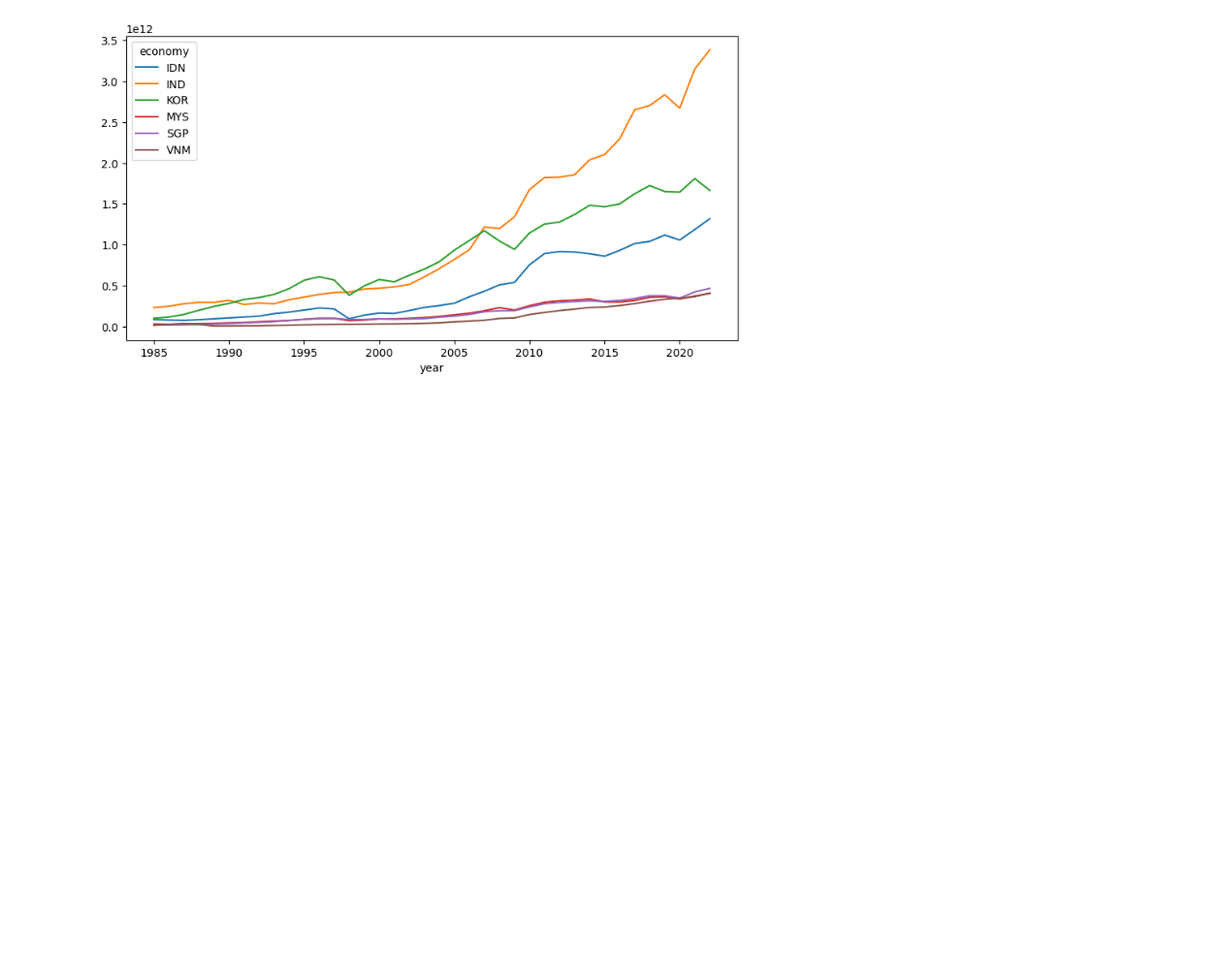
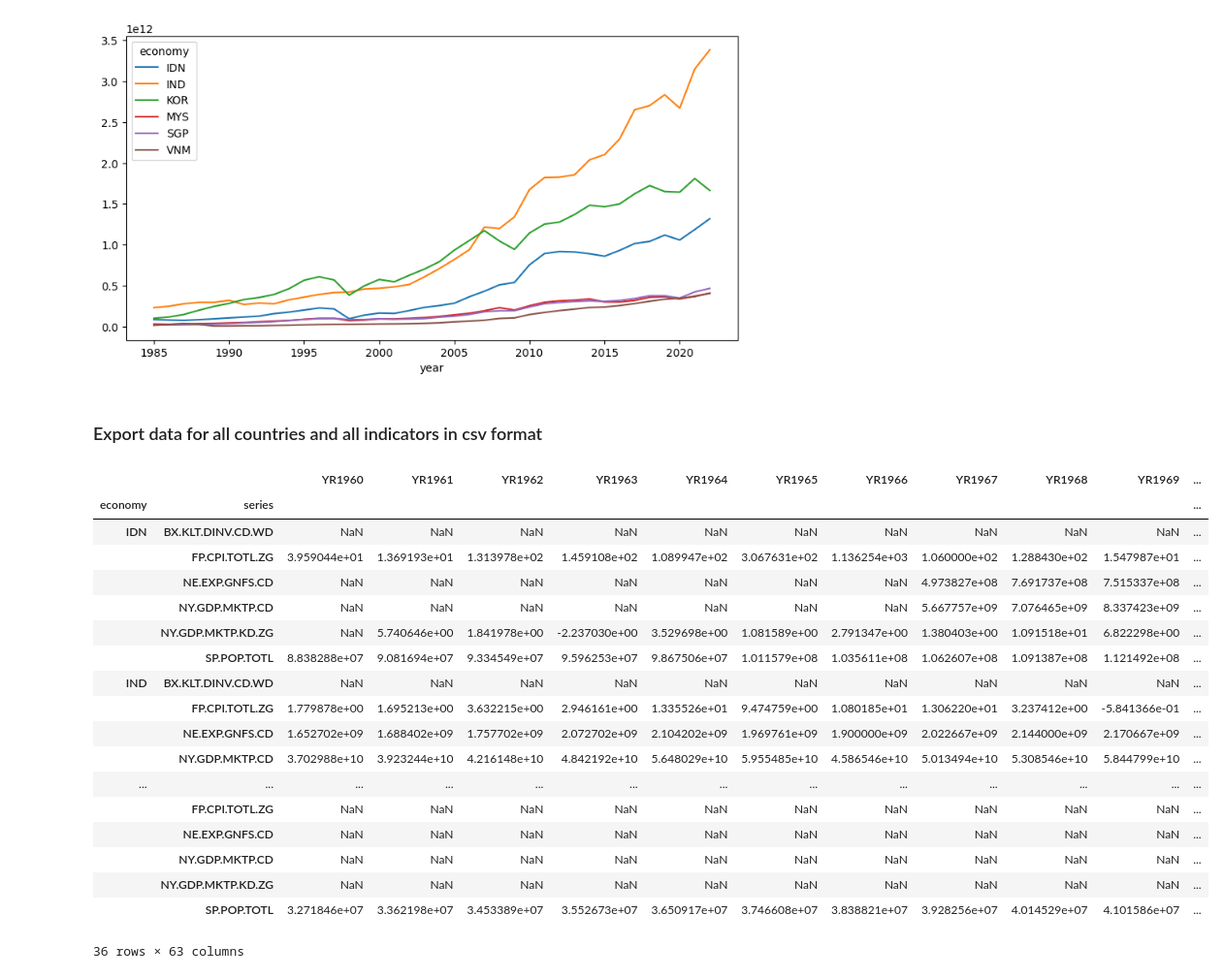
Before and after one commit to alexsgit/wbdata, a Jupyter notebook: notebooks/data_exploration.ipynb, the cells around one changed output. Shown at 97% size. Saved outputs shown, nothing was run; the diff lists cells and outputs as text; code cells hidden in the pictures; blank space fills up the shorter version.

Commit message:
Extract data

```diff
--- a/notebooks/data_exploration.ipynb
+++ b/notebooks/data_exploration.ipynb
@@ -135,3 +135,29 @@ df.plot(x='year', figsize=(10, 5))
 # %% [output]
 <Axes: xlabel='year'>
 [figure]
+# %% [markdown]
+### Export data for all countries and all indicators in csv format
+# %%
+df = wb.data.DataFrame(indicators, economy=country_codes, time=range(1960, 2023), labels=False)
+# %%
+df
+# %% [output]
+|  |  | YR1960 | YR1961 | YR1962 | YR1963 | YR1964 | YR1965 | YR1966 | YR1967 | YR1968 | YR1969 | ... |
+| economy | series |  |  |  |  |  |  |  |  |  |  | ... |
+| IDN | BX.KLT.DINV.CD.WD | NaN | NaN | NaN | NaN | NaN | NaN | NaN | NaN | NaN | NaN | ... |
+|  | FP.CPI.TOTL.ZG | 3.959044e+01 | 1.369193e+01 | 1.313978e+02 | 1.459108e+02 | 1.089947e+02 | 3.067631e+02 | 1.136254e+03 | 1.060000e+02 | 1.288430e+02 | 1.547987e+01 | ... |
+|  | NE.EXP.GNFS.CD | NaN | NaN | NaN | NaN | NaN | NaN | NaN | 4.973827e+08 | 7.691737e+08 | 7.515337e+08 | ... |
+|  | NY.GDP.MKTP.CD | NaN | NaN | NaN | NaN | NaN | NaN | NaN | 5.667757e+09 | 7.076465e+09 | 8.337423e+09 | ... |
+|  | NY.GDP.MKTP.KD.ZG | NaN | 5.740646e+00 | 1.841978e+00 | -2.237030e+00 | 3.529698e+00 | 1.081589e+00 | 2.791347e+00 | 1.380403e+00 | 1.091518e+01 | 6.822298e+00 | ... |
+|  | SP.POP.TOTL | 8.838288e+07 | 9.081694e+07 | 9.334549e+07 | 9.596253e+07 | 9.867506e+07 | 1.011579e+08 | 1.035611e+08 | 1.062607e+08 | 1.091387e+08 | 1.121492e+08 | ... |
+| IND | BX.KLT.DINV.CD.WD | NaN | NaN | NaN | NaN | NaN | NaN | NaN | NaN | NaN | NaN | ... |
+|  | FP.CPI.TOTL.ZG | 1.779878e+00 | 1.695213e+00 | 3.632215e+00 | 2.946161e+00 | 1.335526e+01 | 9.474759e+00 | 1.080185e+01 | 1.306220e+01 | 3.237412e+00 | -5.841366e-01 | ... |
+|  | NE.EXP.GNFS.CD | 1.652702e+09 | 1.688402e+09 | 1.757702e+09 | 2.072702e+09 | 2.104202e+09 | 1.969761e+09 | 1.900000e+09 | 2.022667e+09 | 2.144000e+09 | 2.170667e+09 | ... |
+|  | NY.GDP.MKTP.CD | 3.702988e+10 | 3.923244e+10 | 4.216148e+10 | 4.842192e+10 | 5.648029e+10 | 5.955485e+10 | 4.586546e+10 | 5.013494e+10 | 5.308546e+10 | 5.844799e+10 | ... |
+| ... | ... | ... | ... | ... | ... | ... | ... | ... | ... | ... | ... | ... |
+|  | FP.CPI.TOTL.ZG | NaN | NaN | NaN | NaN | NaN | NaN | NaN | NaN | NaN | NaN | ... |
+|  | NE.EXP.GNFS.CD | NaN | NaN | NaN | NaN | NaN | NaN | NaN | NaN | NaN | NaN | ... |
+|  | NY.GDP.MKTP.CD | NaN | NaN | NaN | NaN | NaN | NaN | NaN | NaN | NaN | NaN | ... |
+|  | NY.GDP.MKTP.KD.ZG | NaN | NaN | NaN | NaN | NaN | NaN | NaN | NaN | NaN | NaN | ... |
+|  | SP.POP.TOTL | 3.271846e+07 | 3.362198e+07 | 3.453389e+07 | 3.552673e+07 | 3.650917e+07 | 3.746608e+07 | 3.838821e+07 | 3.928256e+07 | 4.014529e+07 | 4.101586e+07 | ... |
+36 rows × 63 columns
```
Also changed, not shown: parts of 7 cells of this notebook, 1 other file.
